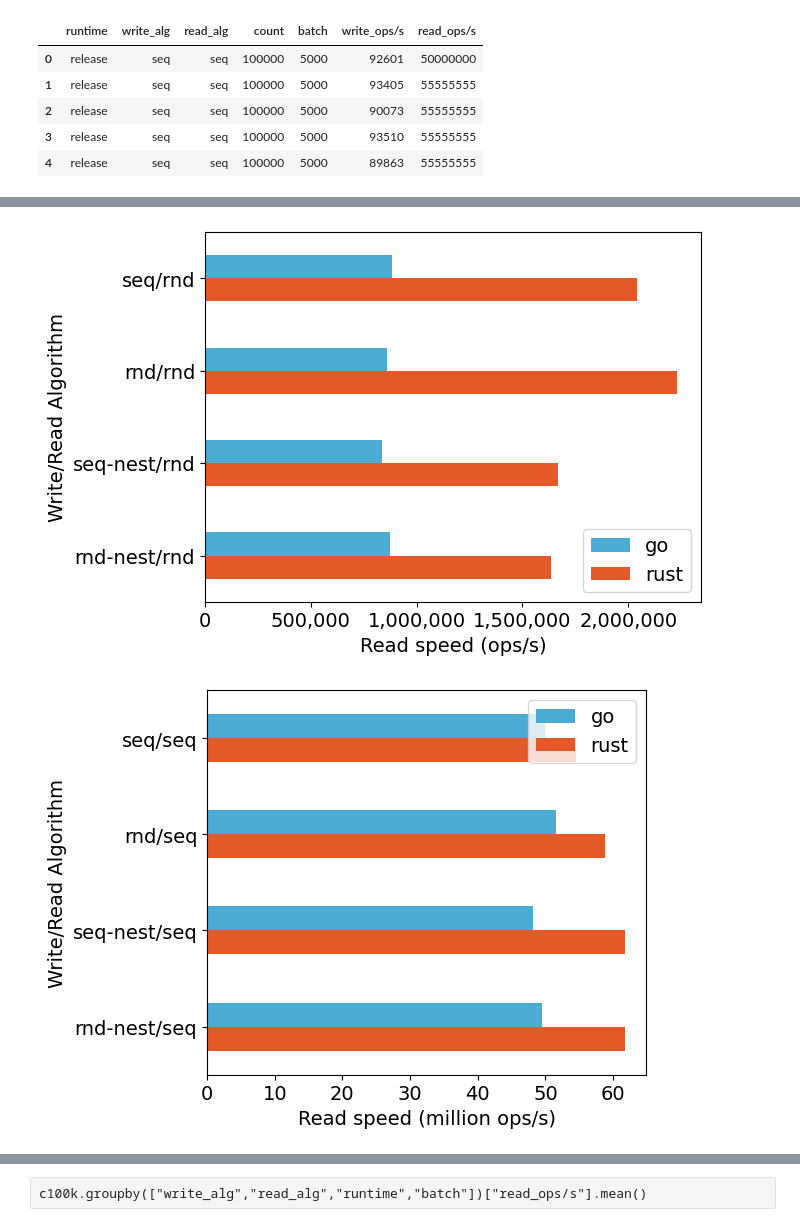
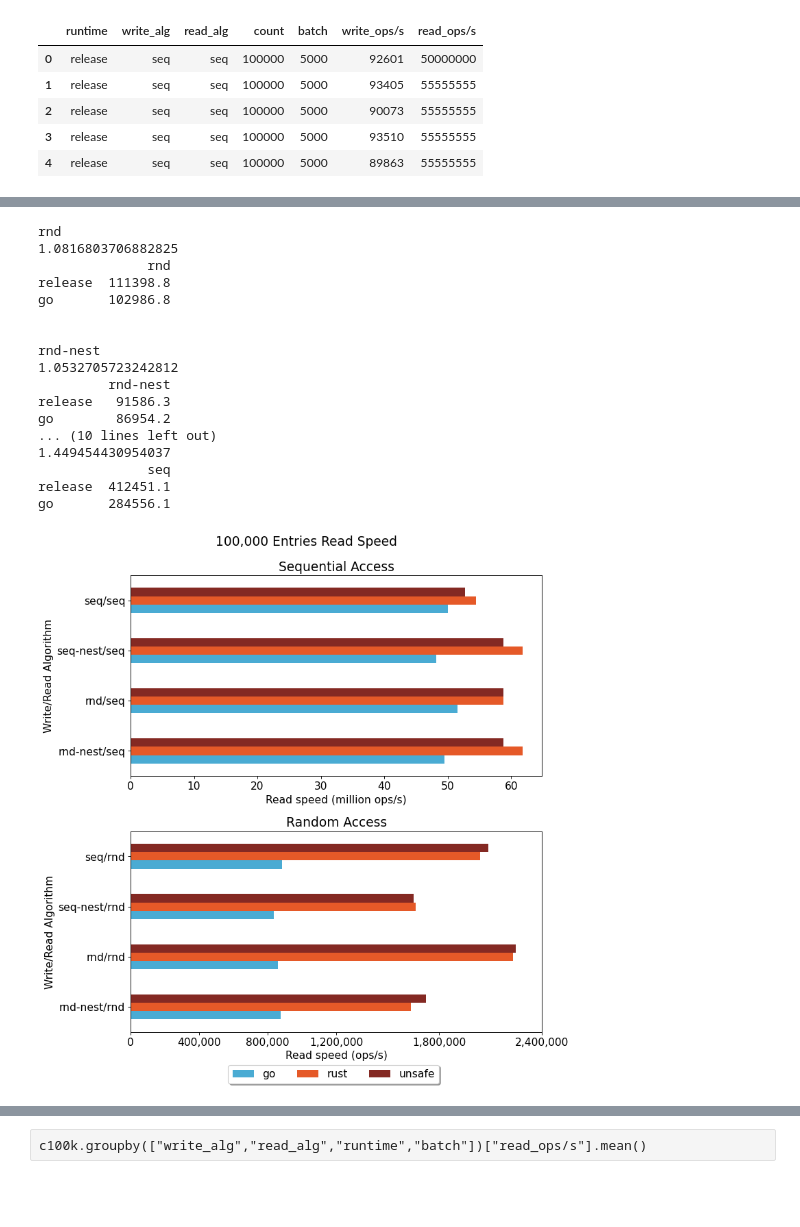
Before and after one commit to ambaxter/datascience, a Jupyter notebook: bbolt_comparison/ops_per_sec.ipynb, the cells around one changed output, grey strips where cells are left out. Drawn from its saved outputs; the diff is of its cells as text; code cells hidden in the pictures; blank space fills up the shorter version.

```diff
--- a/bbolt_comparison/ops_per_sec.ipynb
+++ b/bbolt_comparison/ops_per_sec.ipynb
@@ -17,7 +17,7 @@ COLOR_GO=(74/255, 171/255, 211/255)
 COLOR_RUST=(229/255,89/255,40/255)
 COLOR_UNSAFE=(132/255,41/255,35/255)
 
-BAR_COLORS=[COLOR_GO,COLOR_RUST]
+BAR_COLORS=[COLOR_GO,COLOR_RUST,COLOR_UNSAFE]
 
 comp = pd.read_csv('bbolt_comp.csv')
 # %%
@@ -148,37 +167,84 @@ plt.show()
+# %%
+d = pd.DataFrame()
+
+for write_alg in set(c100k['write_alg']):
+    g=c100k[c100k['write_alg']==write_alg].groupby(["runtime","batch"])["write_ops/s"].mean()
+    dr = pd.DataFrame()
+    maxed=g['go'].idxmax()
+    s = pd.Series([g['release'][maxed],g['go'][maxed]], index=['release','go'])
+    dr[write_alg]=s
+    print(write_alg)
+    print(s['release']/s['go'])
+    print(dr)
+    print('\n')
+# %% [output]
+rnd
+1.0816803706882825
+              rnd
+release  111398.8
+go       102986.8
+
+
+rnd-nest
+1.0532705723242812
+         rnd-nest
+release   91586.3
+go        86954.2
+... (10 lines left out)
+1.449454430954037
+              seq
+release  412451.1
+go       284556.1
 # %%
 alg = list()
 batch_size = list()
 release = list()
 go = list()
+unsafe = list()
 
 for write_alg in set(c100k['write_alg']):
     for read_alg in set(c100k['read_alg']):
         g=c100k[c100k['write_alg']==write_alg].groupby(["read_alg","runtime","batch"])["read_ops/s"].mean()
         r = maxed=g[read_alg]
         maxed=r['go'].idxmax()
         alg.append(write_alg + '/' + read_alg)
         batch_size.append(maxed)
         release.append(r['release'][maxed])
         go.append(r['go'][maxed])
+        unsafe.append(r['unsafe'][maxed])
 
 d = {
     'alg': alg,
     'go': go,
     'rust': release,
+    'unsafe': unsafe
 }
 pd_rnd=pd.DataFrame(data=d)
-ax = pd_rnd[pd_rnd['alg'].str.endswith('rnd')].plot.barh(x='alg',color=[COLOR_GO,COLOR_RUST])
+pd_rnd.sort_values('alg',inplace=True)
+fig = plt.figure(figsize=(10,10), dpi=80)
+fig.suptitle('100,000 Entries Read Speed')
+ax = fig.add_subplot(212)
+pd_rnd[pd_rnd['alg'].str.endswith('rnd')].plot(kind='barh',x='alg',color=BAR_COLORS,ax=ax)
 ax.xaxis.set_major_formatter(ticks_comma)
-ax.invert_yaxis()
+ax.set_title('Random Access')
 ax.set_xlabel('Read speed (ops/s)')
+ax.set_xticks([0,400000,800000,1200000,1800000,2400000])
 ax.set_ylabel('Write/Read Algorithm')
-ax = pd_rnd[pd_rnd['alg'].str.endswith('seq')].plot.barh(x='alg',color=[COLOR_GO,COLOR_RUST])
+ax.get_legend().remove()
+ax = fig.add_subplot(211)
+pd_rnd[pd_rnd['alg'].str.endswith('seq')].plot(kind='barh',x='alg',color=BAR_COLORS,ax=ax)
 ax.xaxis.set_major_formatter(ticks_million)
-ax.invert_yaxis()
+ax.set_title('Sequential Access')
 ax.set_xlabel('Read speed (million ops/s)')
 ax.set_ylabel('Write/Read Algorithm')
-plt.tight_layout()
+ax.get_legend().remove()
+lines = []
+labels = []
+Line, Label = ax.get_legend_handles_labels()
+lines.extend(Line)
+labels.extend(Label)
+fig.legend(lines,labels,loc='lower center', bbox_to_anchor=(0.55, -0.03), fancybox=True, shadow=True, ncols=3)
+fig.tight_layout()
 plt.show()
 # %% [output]
-[figure, old version]
+[figure, new version]
-[figure, removed]
```
Also changed, not shown: parts of 13 cells of this notebook.
